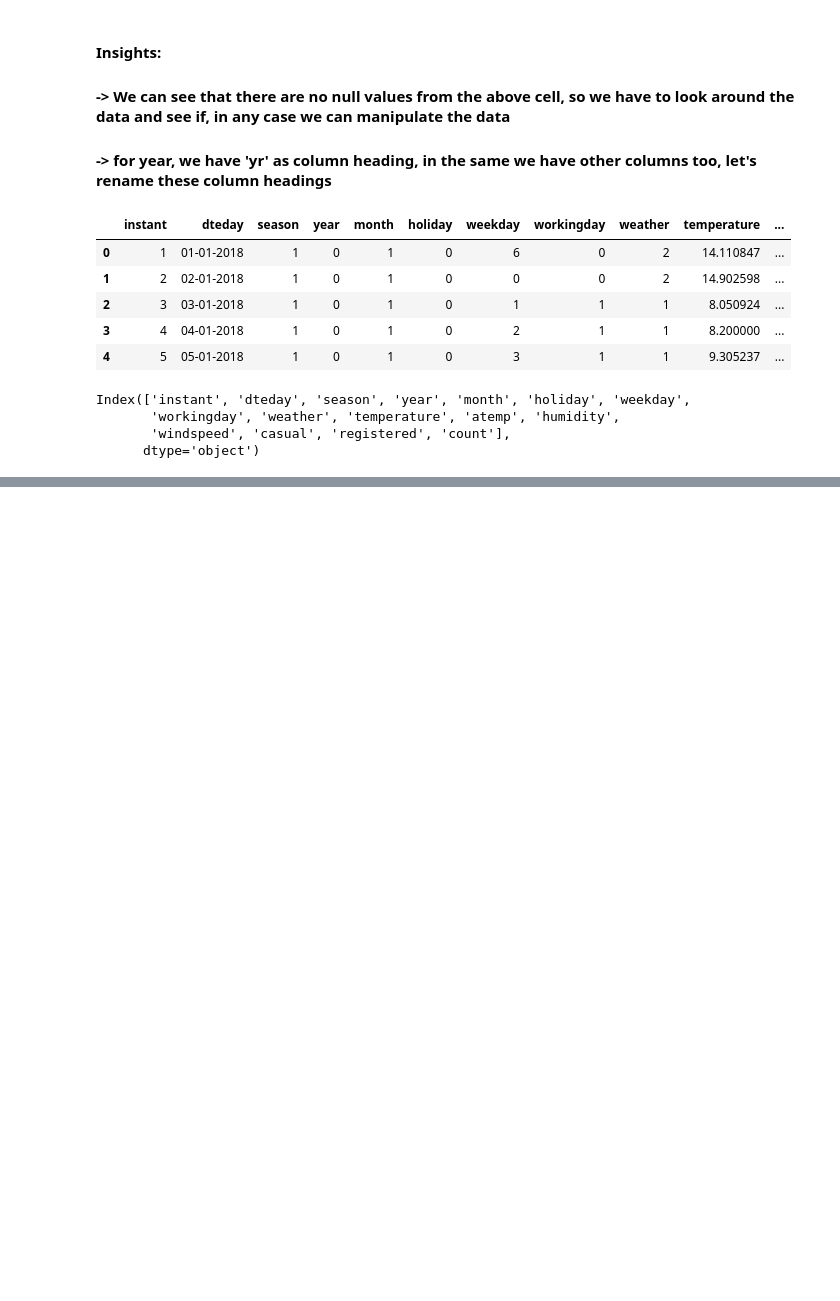
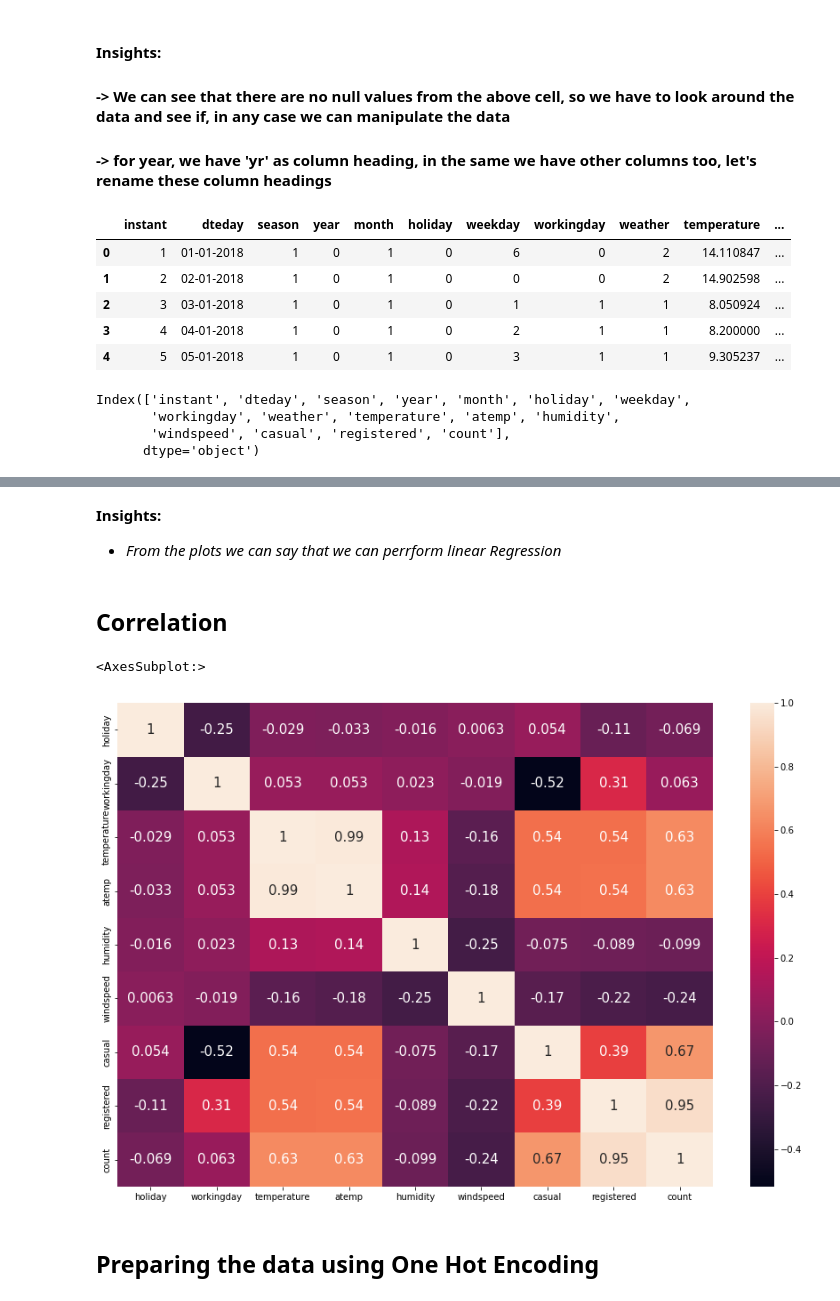
Before and after one commit to thomson18/LR-Model, a Jupyter notebook: LR_Model.ipynb, the cells around one changed output, grey strips where cells are left out. Cells and saved outputs as stored; diff of their text form; code cells hidden in the pictures; blank space fills up the shorter version.

```diff
--- a/LR_Model.ipynb
+++ b/LR_Model.ipynb
@@ -301,0 +327,14 @@ plt.show()
+# %% [markdown]
+**Insights:**
+- *From the plots we can say that we can perrform linear Regression*
+# %% [markdown]
+## Correlation
+# %%
+corr = bike.corr()
+plt.figure(figsize=(15,10))
+sns.heatmap(corr, annot=True, annot_kws={'size':15})
+# %% [output]
+<AxesSubplot:>
+[figure, added]
+# %% [markdown]
+## Preparing the data using One Hot Encoding
```
Also changed, not shown: parts of 103 cells of this notebook.
